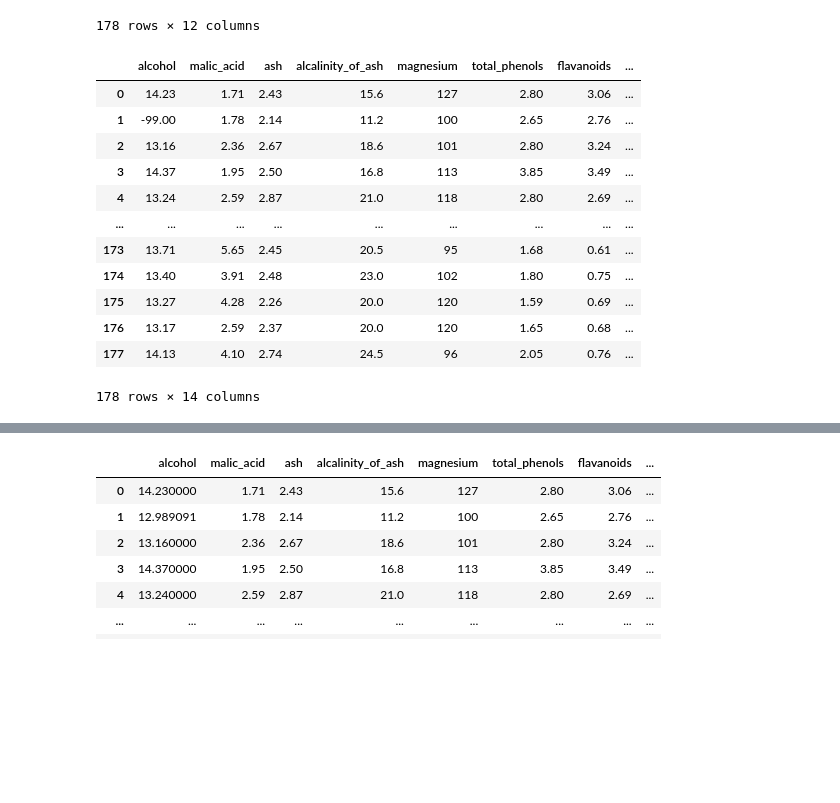
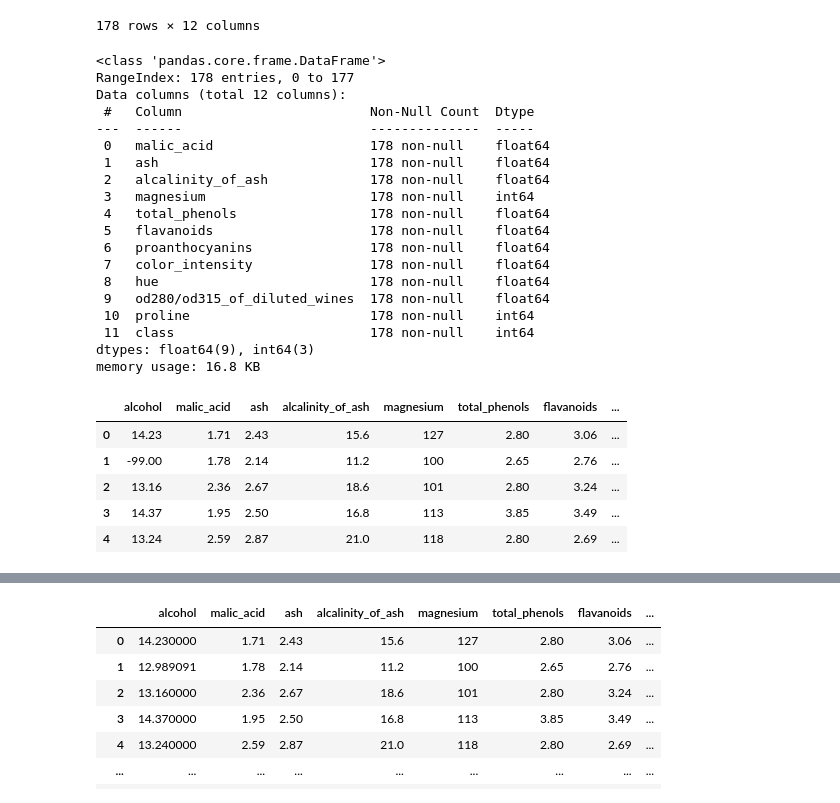
Before and after one commit to team-epoch/EPOCH_4th_TASK, a Jupyter notebook: 4th_TASK/DevelopTeam/Practice/week2/4기_박정민.ipynb, the cells around one changed output, grey strips where cells are left out. Saved outputs shown, nothing was run; the diff lists cells and outputs as text; code cells hidden in the pictures; blank space fills up the shorter version.

```diff
--- a/4th_TASK/DevelopTeam/Practice/week2/4기_박정민.ipynb
+++ b/4th_TASK/DevelopTeam/Practice/week2/4기_박정민.ipynb
@@ -401,20 +472,35 @@ data.drop(['alcohol', 'nonflavanoid_phenols'], axis = 1)
 | 176 | 2.59 | 2.37 | 20.0 | 120 | 1.65 | 0.68 | 1.46 | ... |
 | 177 | 4.10 | 2.74 | 24.5 | 96 | 2.05 | 0.76 | 1.35 | ... |
 178 rows × 12 columns
+# %%
+data.drop(['alcohol', 'nonflavanoid_phenols'], axis = 1).info()
+# %% [output]
+<class 'pandas.core.frame.DataFrame'>
+RangeIndex: 178 entries, 0 to 177
+Data columns (total 12 columns):
+ #   Column                        Non-Null Count  Dtype
+---  ------                        --------------  -----
+ 0   malic_acid                    178 non-null    float64
+ 1   ash                           178 non-null    float64
+ 2   alcalinity_of_ash             178 non-null    float64
+ 3   magnesium                     178 non-null    int64
+ 4   total_phenols                 178 non-null    float64
+ 5   flavanoids                    178 non-null    float64
+ 6   proanthocyanins               178 non-null    float64
+ 7   color_intensity               178 non-null    float64
+ 8   hue                           178 non-null    float64
+ 9   od280/od315_of_diluted_wines  178 non-null    float64
+ 10  proline                       178 non-null    int64
+ 11  class                         178 non-null    int64
+dtypes: float64(9), int64(3)
+memory usage: 16.8 KB
 # %%
 # 결측치 채우기
-data.fillna(-99)
+data.fillna(-99).head()
 # %% [output]
 |  | alcohol | malic_acid | ash | alcalinity_of_ash | magnesium | total_phenols | flavanoids | ... |
 | 0 | 14.23 | 1.71 | 2.43 | 15.6 | 127 | 2.80 | 3.06 | ... |
 | 1 | -99.00 | 1.78 | 2.14 | 11.2 | 100 | 2.65 | 2.76 | ... |
 | 2 | 13.16 | 2.36 | 2.67 | 18.6 | 101 | 2.80 | 3.24 | ... |
 | 3 | 14.37 | 1.95 | 2.50 | 16.8 | 113 | 3.85 | 3.49 | ... |
 | 4 | 13.24 | 2.59 | 2.87 | 21.0 | 118 | 2.80 | 2.69 | ... |
-| ... | ... | ... | ... | ... | ... | ... | ... | ... |
-| 173 | 13.71 | 5.65 | 2.45 | 20.5 | 95 | 1.68 | 0.61 | ... |
-| 174 | 13.40 | 3.91 | 2.48 | 23.0 | 102 | 1.80 | 0.75 | ... |
-| 175 | 13.27 | 4.28 | 2.26 | 20.0 | 120 | 1.59 | 0.69 | ... |
-| 176 | 13.17 | 2.59 | 2.37 | 20.0 | 120 | 1.65 | 0.68 | ... |
-| 177 | 14.13 | 4.10 | 2.74 | 24.5 | 96 | 2.05 | 0.76 | ... |
-178 rows × 14 columns
```
Also changed, not shown: parts of 20 cells of this notebook.
